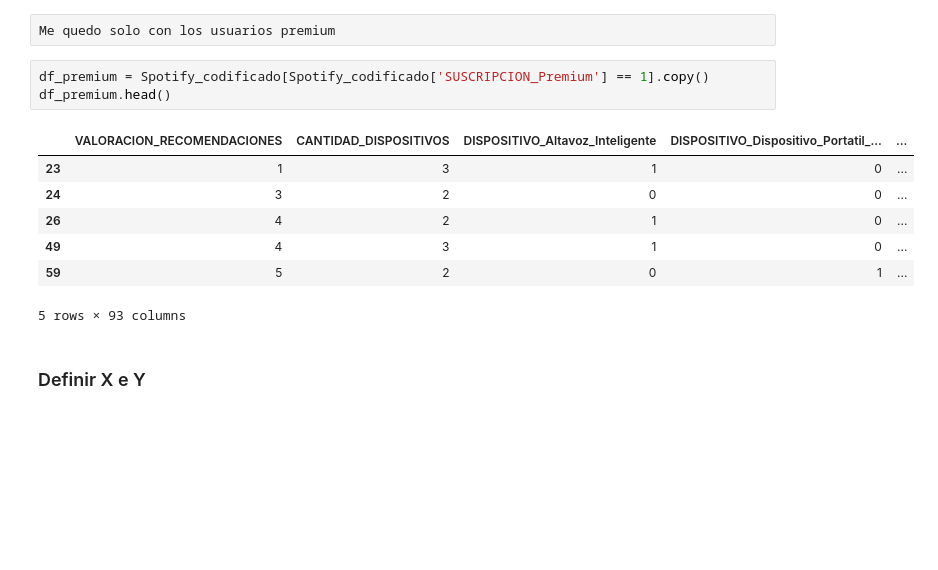
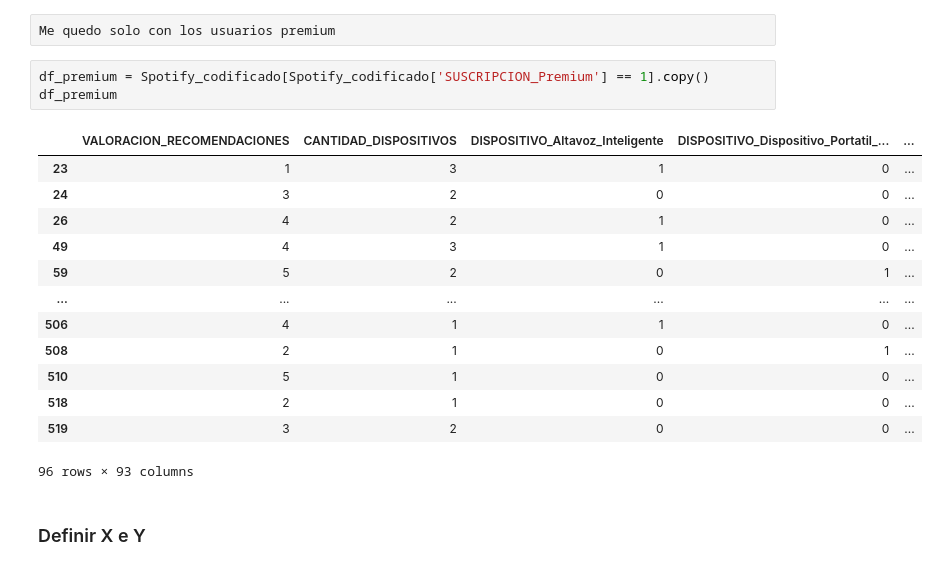
Before and after one commit to palopola/TP_SPOTIFY, a Jupyter notebook: Predicción_logística_abandono_ML.ipynb, the cells around one changed output. Drawn from its saved outputs; the diff is of its cells as text; blank space fills up the shorter version.

```diff
--- a/Predicción_logística_abandono_ML.ipynb
+++ b/Predicción_logística_abandono_ML.ipynb
@@ -161,15 +167,21 @@ Name: VALORACION_RECOMENDACIONES, dtype: float64
 Me quedo solo con los usuarios premium
 # %%
 df_premium = Spotify_codificado[Spotify_codificado['SUSCRIPCION_Premium'] == 1].copy()
-df_premium.head()
+df_premium
 # %% [output]
 |  | VALORACION_RECOMENDACIONES | CANTIDAD_DISPOSITIVOS | DISPOSITIVO_Altavoz_Inteligente | DISPOSITIVO_Dispositivo_Portatil_... | ... |
 | 23 | 1 | 3 | 1 | 0 | ... |
 | 24 | 3 | 2 | 0 | 0 | ... |
 | 26 | 4 | 2 | 1 | 0 | ... |
 | 49 | 4 | 3 | 1 | 0 | ... |
 | 59 | 5 | 2 | 0 | 1 | ... |
+| ... | ... | ... | ... | ... | ... |
+| 506 | 4 | 1 | 1 | 0 | ... |
+| 508 | 2 | 1 | 0 | 1 | ... |
+| 510 | 5 | 1 | 0 | 0 | ... |
+| 518 | 2 | 1 | 0 | 0 | ... |
+| 519 | 3 | 2 | 0 | 0 | ... |
-5 rows × 93 columns
+96 rows × 93 columns
 # %% [markdown]
 ### Definir X e Y
 # %%
```
Also changed, not shown: parts of 2 cells of this notebook, 3 other files.
